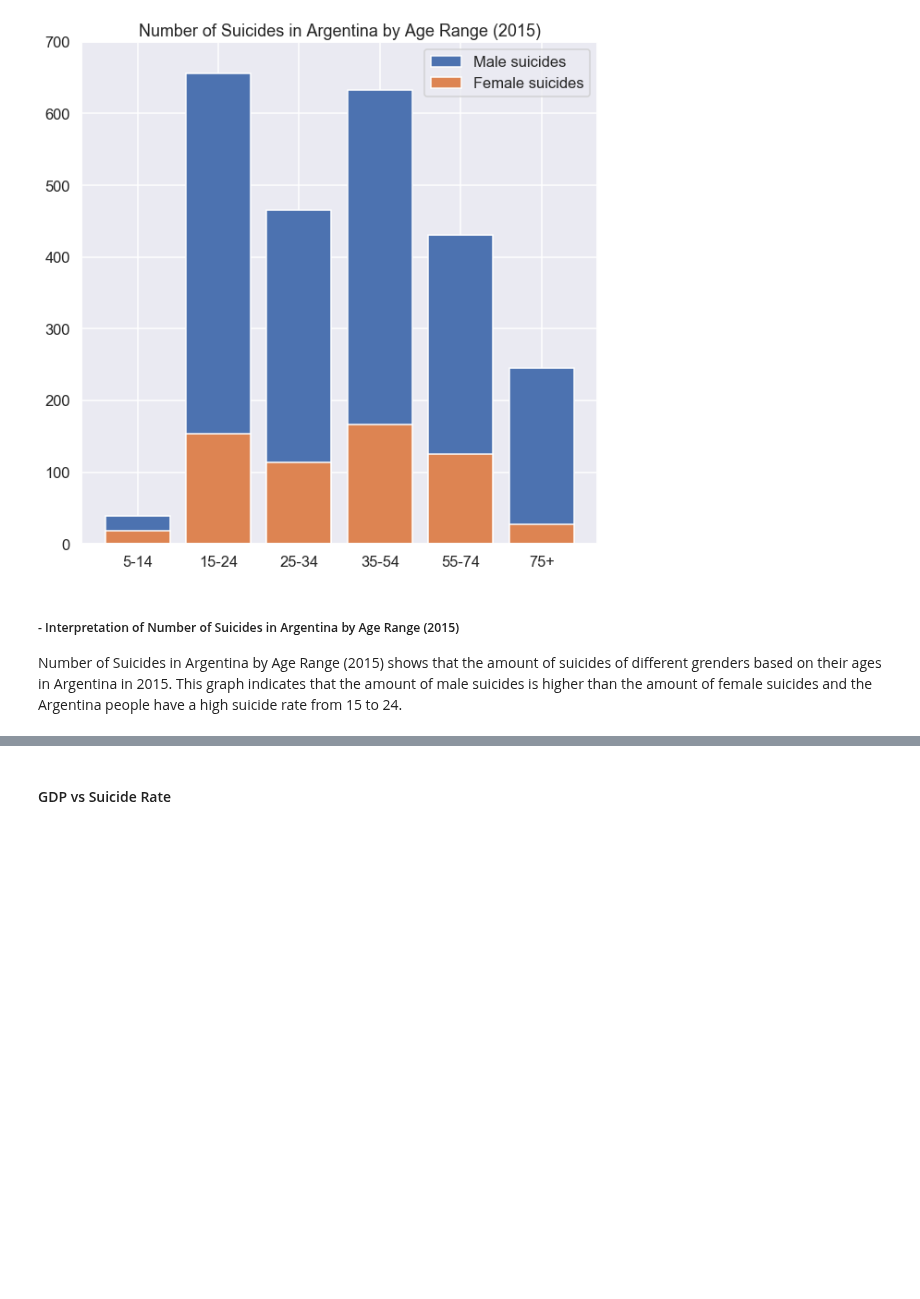
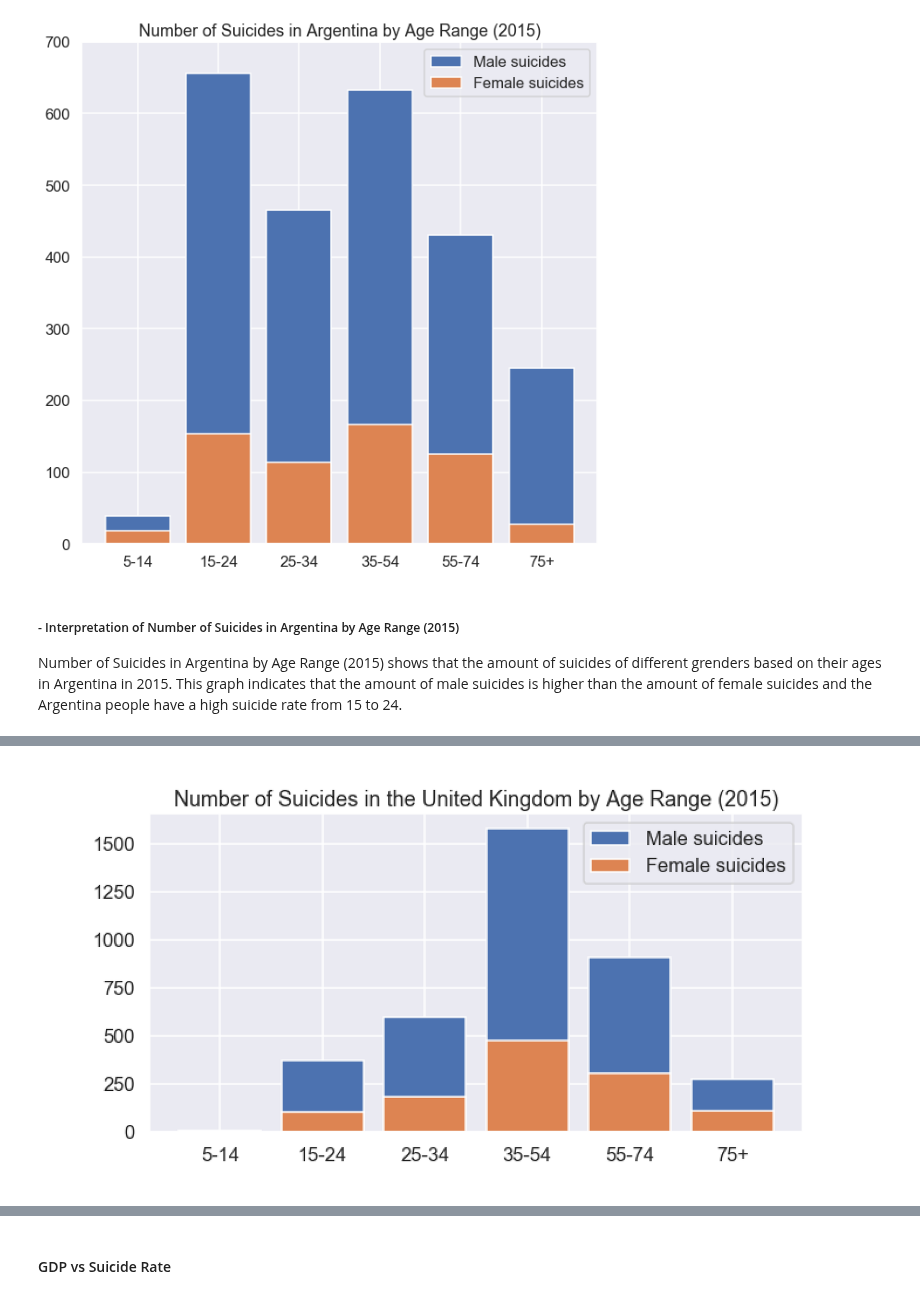
Before and after one commit to WayGold/COGS-108-FinalProject, a Jupyter notebook: FinalProject_group145.ipynb, the cells around one changed output, grey strips where cells are left out. Saved outputs shown, nothing was run; the diff lists cells and outputs as text; code cells hidden in the pictures; blank space fills up the shorter version.

Commit message:
Added some more visualizations

```diff
--- a/FinalProject_group145.ipynb
+++ b/FinalProject_group145.ipynb
@@ -213,3 +213,9 @@ plt.ylim(0, 700)
 # %% [markdown]
 ##### - Interpretation of Number of Suicides in Argentina by Age Range (2015)
 Number of Suicides in Argentina by Age Range (2015) shows that the amount of suicides of different grenders based on their ages in Argentina in 2015. This graph indicates that the amount of male suicides is higher than the amount of female suicides and the Argentina people have a high suicide rate from 15 to 24.
+# %%
+plt.figure()
+plt.imshow(plt.imread('./Visualizations/TLagerange.png'))
+plt.axis('off')
+plt.rcParams['figure.figsize'] = [120, 72.5]
+plt.show()
@@ -215,0 +224,8 @@ Number of Suicides in Argentina by Age Range (2015) shows that the amount of sui
+# %%
+plt.figure()
+plt.imshow(plt.imread('./Visualizations/UKagerange.png'))
+plt.axis('off')
+plt.rcParams['figure.figsize'] = [120, 72.5]
+plt.show()
+# %% [output]
+[figure, added]
```
Also changed, not shown: parts of 6 cells of this notebook.
